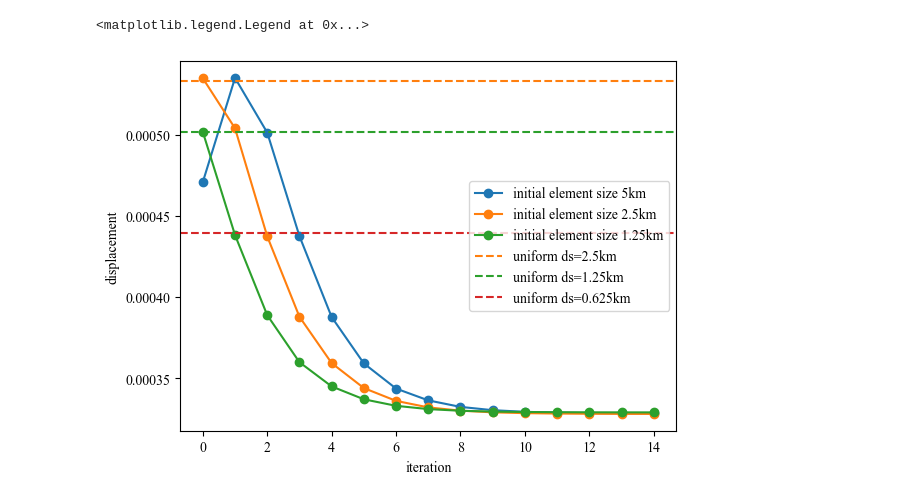
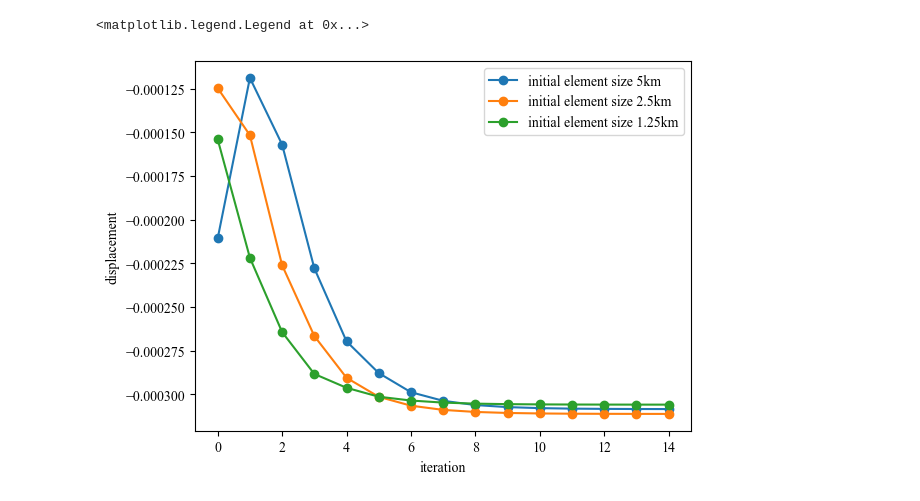
Before and after one commit to KaiNakao/AdaptiveFEM_parallel, a Jupyter notebook: work/check_convergence.ipynb, the cells around one changed output. Cells and saved outputs as stored; diff of their text form; code cells hidden in the pictures.

Commit message:
update obs_points, centroid

```diff
--- a/work/check_convergence.ipynb
+++ b/work/check_convergence.ipynb
@@ -100,7 +100,7 @@ with open(filename, "r") as f:
         line = f.readline()
         obs_points[i] = [float(x) for x in line.split()]
 nload = 48
-nobs = 944
+nobs = obs_points.shape[0]
 # %%
 fig, ax = plt.subplots(figsize=(8, 5))
 for isetting in range(len(dir_ls_arr)):
@@ -177,5 +153,5 @@ for iter in range(15):
 # %%
-uindex = 1347
+uindex = 669
 print("observed point: ", obs_points[uindex//3])
 fig, ax = plt.subplots()
 for isetting in range(len(dir_ls_arr)):
@@ -190,12 +166,12 @@ for isetting in range(len(dir_ls_arr)):
         print(uobs[uindex])
     ax.plot(uobs_plt, marker="o", label=label_ls[isetting])
     print("-----")
-dat = np.fromfile("/data4/nakao/AdaptiveFEM/work/work_5000_uniform_gflib/displacement/0001_obs.bin", dtype=np.float64)
-ax.axhline(dat[uindex], color="black", linestyle="--", label="uniform ds=5km")
-dat = np.fromfile("/data4/nakao/AdaptiveFEM/work/work_2500_uniform_gflib/displacement/0001_obs.bin", dtype=np.float64)
-ax.axhline(dat[uindex], color="black", linestyle="--", label="uniform ds=2.5km")
-dat = np.fromfile("/data4/nakao/AdaptiveFEM/work/work_1250_uniform_gflib/displacement/0001_obs.bin", dtype=np.float64)
-ax.axhline(dat[uindex], color="black", linestyle="--", label="uniform ds=1.25km")
+# dat = np.fromfile("/data4/nakao/AdaptiveFEM/work/work_5000_uniform_gflib/displacement/0001_obs.bin", dtype=np.float64)
+# ax.axhline(dat[uindex], color="black", linestyle="--", label="uniform ds=5km")
+# dat = np.fromfile("/data4/nakao/AdaptiveFEM/work/work_2500_uniform_gflib/displacement/0001_obs.bin", dtype=np.float64)
+# ax.axhline(dat[uindex], color="black", linestyle="--", label="uniform ds=2.5km")
+# dat = np.fromfile("/data4/nakao/AdaptiveFEM/work/work_1250_uniform_gflib/displacement/0001_obs.bin", dtype=np.float64)
+# ax.axhline(dat[uindex], color="black", linestyle="--", label="uniform ds=1.25km")
 ax.set_xlabel("iteration")
 ax.set_ylabel("displacement")
 ax.legend()
@@ -341,6 +360,5 @@ obs_points.shape
 # %%
-uindex = 0
-# print("observed point: ", obs_points[uindex//3])
+uindex = 24
 fig, ax = plt.subplots()
 for isetting in range(len(dir_ls_arr)):
     dir_ls = dir_ls_arr[isetting]
@@ -358,32 +376,40 @@ for isetting in range(len(dir_ls_arr)):
 # dat = dat_tmp.copy()
 # ax.axhline(y=dat[uindex], c="tab:blue",linestyle='--', label='uniform ds=5.0km')
 
-dat_tmp = np.fromfile("/data4/nakao/AdaptiveFEM/work/work_2500_uniform/displacement/0001_obs.bin", dtype=np.float64)
-dat = []
-for i in range(0, dat_tmp.shape[0]//9):
-    dat.append(dat_tmp[9*i])
-    dat.append(dat_tmp[9*i+1])
-    dat.append(dat_tmp[9*i+2])
-dat = np.array(dat)
-ax.axhline(y=dat[uindex], c="tab:orange",linestyle='--', label='uniform ds=2.5km')
+# dat_tmp = np.fromfile("/data4/nakao/AdaptiveFEM/work/work_2500_uniform/displacement/0001_obs.bin", dtype=np.float64)
+# dat = []
+# for i in range(0, dat_tmp.shape[0]//9):
+#     dat.append(dat_tmp[9*i])
+#     dat.append(dat_tmp[9*i+1])
+#     dat.append(dat_tmp[9*i+2])
+# dat = np.array(dat)
+# ax.axhline(y=dat[uindex], c="tab:orange",linestyle='--', label='uniform ds=2.5km')
 
-dat_tmp = np.fromfile("/data4/nakao/AdaptiveFEM/work/work_1250_uniform/displacement/0001_obs.bin", dtype=np.float64)
-dat = []
-for i in range(0, dat_tmp.shape[0]//9):
-    dat.append(dat_tmp[9*i])
-    dat.append(dat_tmp[9*i+1])
-    dat.append(dat_tmp[9*i+2])
-dat = np.array(dat)
-ax.axhline(y=dat[uindex], c="tab:green", linestyle='--', label='uniform ds=1.25km')
+# dat_tmp = np.fromfile("/data4/nakao/AdaptiveFEM/work/work_1250_uniform/displacement/0001_obs.bin", dtype=np.float64)
+# dat = []
+# for i in range(0, dat_tmp.shape[0]//9):
+#     dat.append(dat_tmp[9*i])
+#     dat.append(dat_tmp[9*i+1])
+#     dat.append(dat_tmp[9*i+2])
+# dat = np.array(dat)
+# ax.axhline(y=dat[uindex], c="tab:green", linestyle='--', label='uniform ds=1.25km')
 
-dat_tmp = np.fromfile("/data4/nakao/AdaptiveFEM/work/work_625_uniform/displacement/0001_obs.bin", dtype=np.float64)
-dat = []
-for i in range(0, dat_tmp.shape[0]//9):
-    dat.append(dat_tmp[9*i])
-    dat.append(dat_tmp[9*i+1])
-    dat.append(dat_tmp[9*i+2])
-dat = np.array(dat)
-ax.axhline(y=dat[uindex], c="tab:red", linestyle='--', label='uniform ds=0.625km')
+# dat_tmp = np.fromfile("/data4/nakao/AdaptiveFEM/work/work_625_uniform/displacement/0001_obs.bin", dtype=np.float64)
+# dat = []
+# for i in range(0, dat_tmp.shape[0]//9):
+#     dat.append(dat_tmp[9*i])
+#     dat.append(dat_tmp[9*i+1])
+#     dat.append(dat_tmp[9*i+2])
+# dat = np.array(dat)
+# ax.axhline(y=dat[uindex], c="tab:red", linestyle='--', label='uniform ds=0.625km')
+
+# dat_tmp = np.fromfile("/data4/nakao/AdaptiveFEM/work/work_3125_uniform/displacement/0001_obs.bin", dtype=np.float64)
+# dat = []
+# for i in range(0, dat_tmp.shape[0]//9):
+#     dat.append(dat_tmp[9*i+1])
+#     dat.append(dat_tmp[9*i+2])
+# dat = np.array(dat)
+# ax.axhline(y=dat[uindex], c="tab:red", linestyle='--', label='uniform ds=0.3125km')
 
 ax.set_xlabel("iteration")
 ax.set_ylabel("displacement")
@@ -408,4 +434,4 @@ ax.legend()
 -----
 <matplotlib.legend.Legend at 0x...>
-[figure, old version]
+[figure, new version]
 # %%
```
Also changed, not shown: parts of 13 cells of this notebook, 7 other files.
